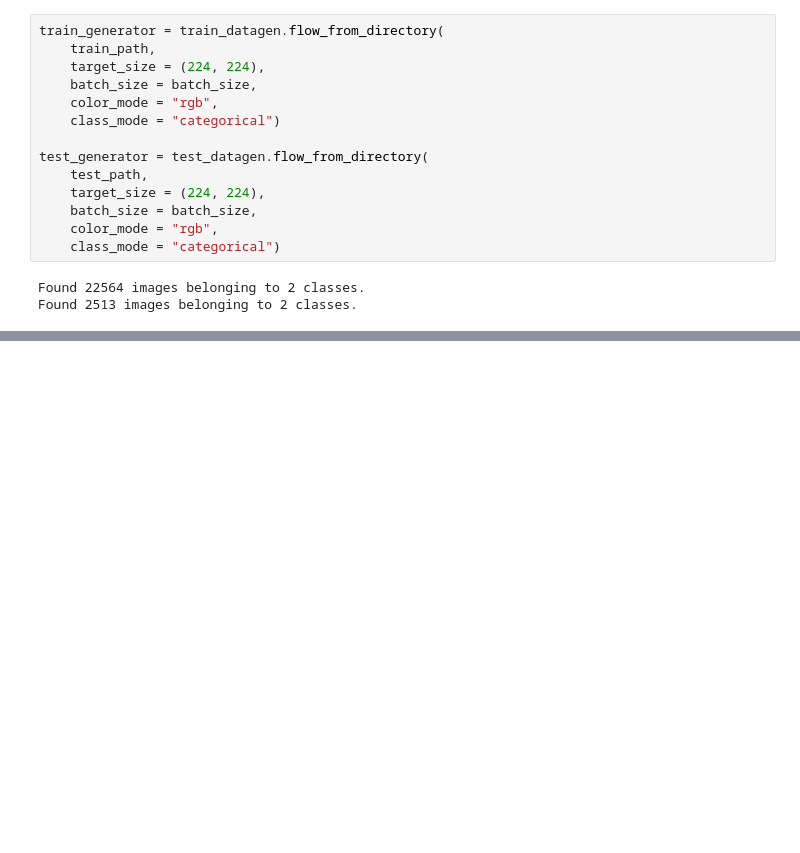
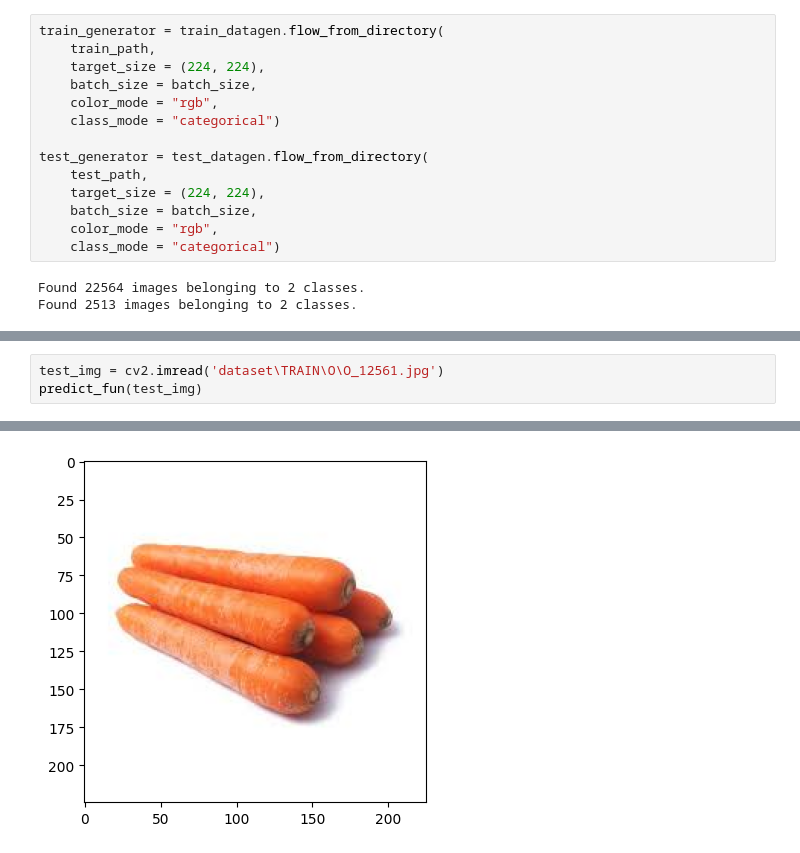
Before and after one commit to praneethsai-18/P4CNNmodel, a Jupyter notebook: wasteclassification.ipynb, the cells around one changed output, grey strips where cells are left out. Saved outputs shown, nothing was run; the diff lists cells and outputs as text; blank space fills up the shorter version.

```diff
--- a/wasteclassification.ipynb
+++ b/wasteclassification.ipynb
@@ -310,0 +384,4 @@ Epoch 10/10
+# %%
+test_img = cv2.imread('dataset\TRAIN\O\O_12561.jpg')
+predict_fun(test_img)
+# %% [output]
@@ -310,0 +390 @@ Epoch 10/10
+[figure, added]
```
Also changed, not shown: parts of 22 cells of this notebook.
